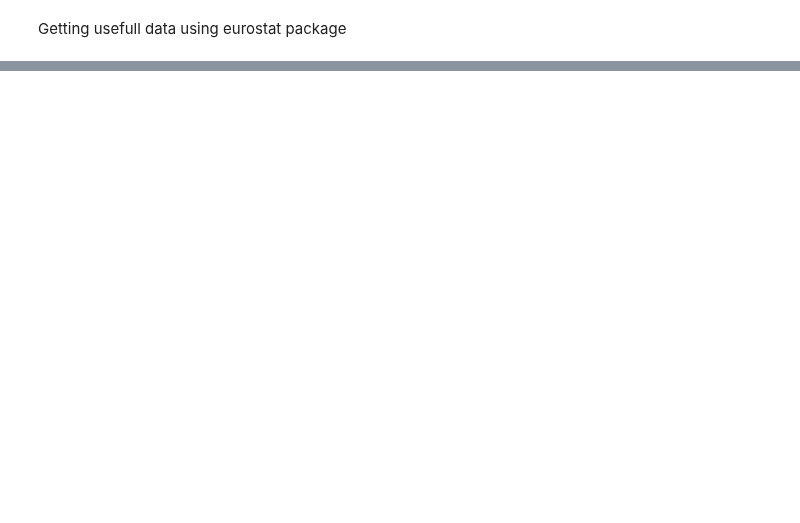
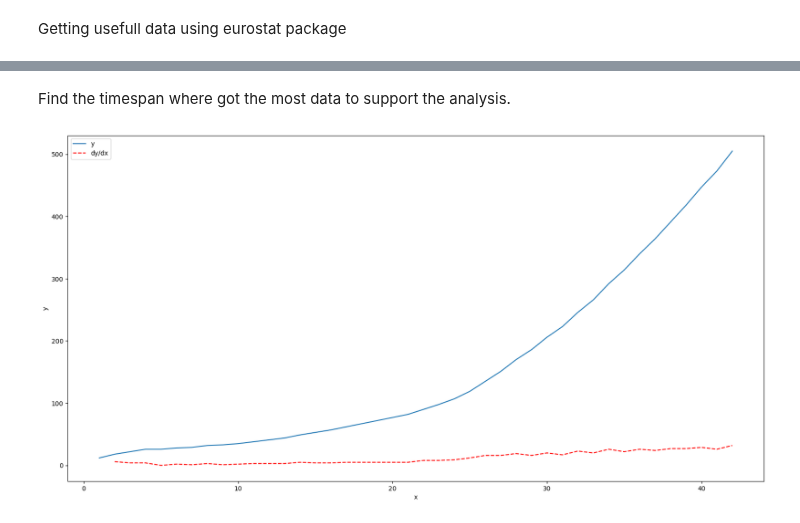
Before and after one commit to StefanHamm/DOPP_WS24, a Jupyter notebook: notebooks/InnovationAnalysis.ipynb, the cells around one changed output, grey strips where cells are left out. Drawn from its saved outputs; the diff is of its cells as text; code cells hidden in the pictures; blank space fills up the shorter version.

```diff
--- a/notebooks/InnovationAnalysis.ipynb
+++ b/notebooks/InnovationAnalysis.ipynb
@@ -20,13 +20,28 @@ import eurostat
 # EU27_2020 = European Union (27 countries)
 # EA20 = Euro area (20 countries)
 
+# Available flags:
+# (e) estimated
+# (p) provisional
+# (d) definition differs (see metadata)
+# (bd) break in time series, definition differs (see metadata)
+# (b) break in time series
+# (de) definition differs (see metadata), estimated
+# (dp) definition differs (see metadata), provisional
+# (ep) estimated, provisional
+# (bp) break in time series, provisional
+# (u) low reliability
 
-RD_EXP_BY_SECOTR = eurostat.get_data_df("rd_e_gerdsobj92",True)
-print(RD_EXP_BY_SECOTR.head())
-print(RD_EXP_BY_SECOTR["geo\TIME_PERIOD"].unique())
 
-countries = RD_EXP_BY_SECOTR["geo\TIME_PERIOD"].unique()
+
+RD_EXP_BY_SECTOR = eurostat.get_data_df("rd_e_gerdtot",True)
+print(RD_EXP_BY_SECTOR.head())
+print(RD_EXP_BY_SECTOR["geo\TIME_PERIOD"].unique())
+
+countries = RD_EXP_BY_SECTOR["geo\TIME_PERIOD"].unique()
 
 #Patent applications https://ec.europa.eu/eurostat/databrowser/view/pat_ep_ntot/default/table?lang=en&category=scitech.ipr.pat.pat_h
 PAT_APPLICATIONS = eurostat.get_data_df("pat_ep_ntot",True)
+
+print(PAT_APPLICATIONS.head())
 # %% [output]
@@ -49,0 +108,25 @@ PAT_APPLICATIONS = eurostat.get_data_df("pat_ep_ntot",True)
+# %% [markdown]
+Find the timespan where got the most data to support the analysis.
+# %%
+import pandas as pd
+plotData = pd.DataFrame()
+#add columns x and y
+plotData["x"] = range(1, 43)
+plotData["y"] = [sum(getMissingDataForTimespan(dataBySector, time_span, []).values()) for time_span in range(1, 43)]
+
+# Calculate the derivative (numerical approximation)
+plotData["dy/dx"] = plotData["y"].diff()
+
+# Plotting the data and its derivative
+plt.figure(figsize=(20, 10))
+
+# Plot the original data
+sns.lineplot(data=plotData, x="x", y="y", label="y")
+
+# Plot the derivative
+sns.lineplot(data=plotData, x="x", y="dy/dx", label="dy/dx", linestyle="--", color="red")
+sns.title("Missing values over time")
+plt.legend()
+plt.show()
+# %% [output]
+[figure, added]
```
Also changed, not shown: parts of 9 cells of this notebook.
